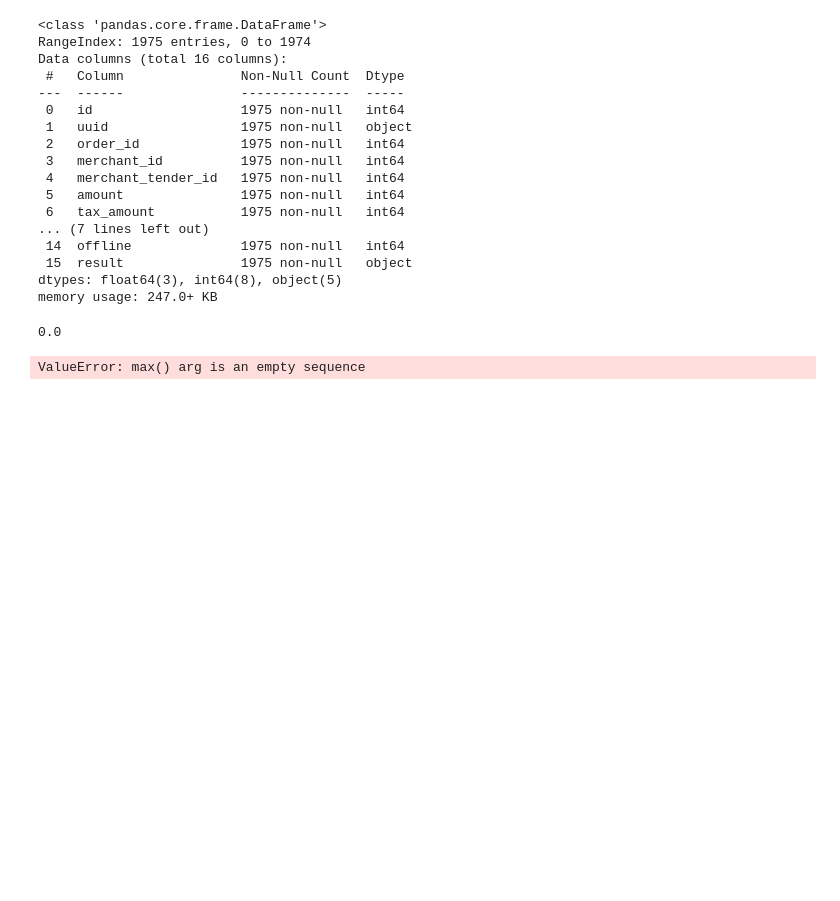
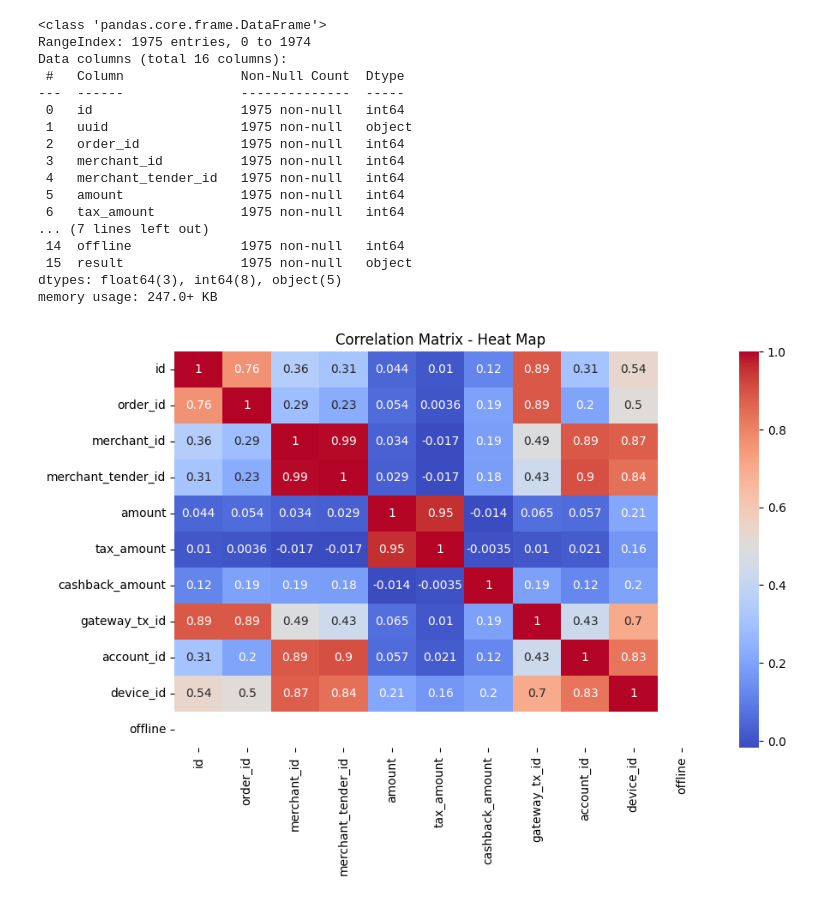
Before and after one commit to idebroy/ml-ds, a Jupyter notebook: offline_fail.ipynb, the cells around one changed output. Cells and saved outputs as stored; diff of their text form; code cells hidden in the pictures; blank space fills up the shorter version.

```diff
--- a/offline_fail.ipynb
+++ b/offline_fail.ipynb
@@ -216,10 +230,14 @@ Data columns (total 16 columns):
  15  result               1975 non-null   object
 dtypes: float64(3), int64(8), object(5)
 memory usage: 247.0+ KB
-# %%
-df = impute_categorical_nan(df, 'cashback_amount')
-columns = ['amount']
-res = find_cat_correlation(df, columns, 'amount')
-# %% [output]
-0.0
-ValueError: max() arg is an empty sequence
+# %%
+# Correlation matrix - Heat Map
+plt.figure(figsize=(10, 6))
+
+# Select only numerical columns for correlation matrix
+numerical_cols = df.select_dtypes(include=[np.number])
+sns.heatmap(numerical_cols.corr(), annot=True, cmap='coolwarm')
+plt.title('Correlation Matrix - Heat Map')
+plt.show()
+# %% [output]
+[figure, added]
```
Also changed, not shown: parts of 3 cells of this notebook.
